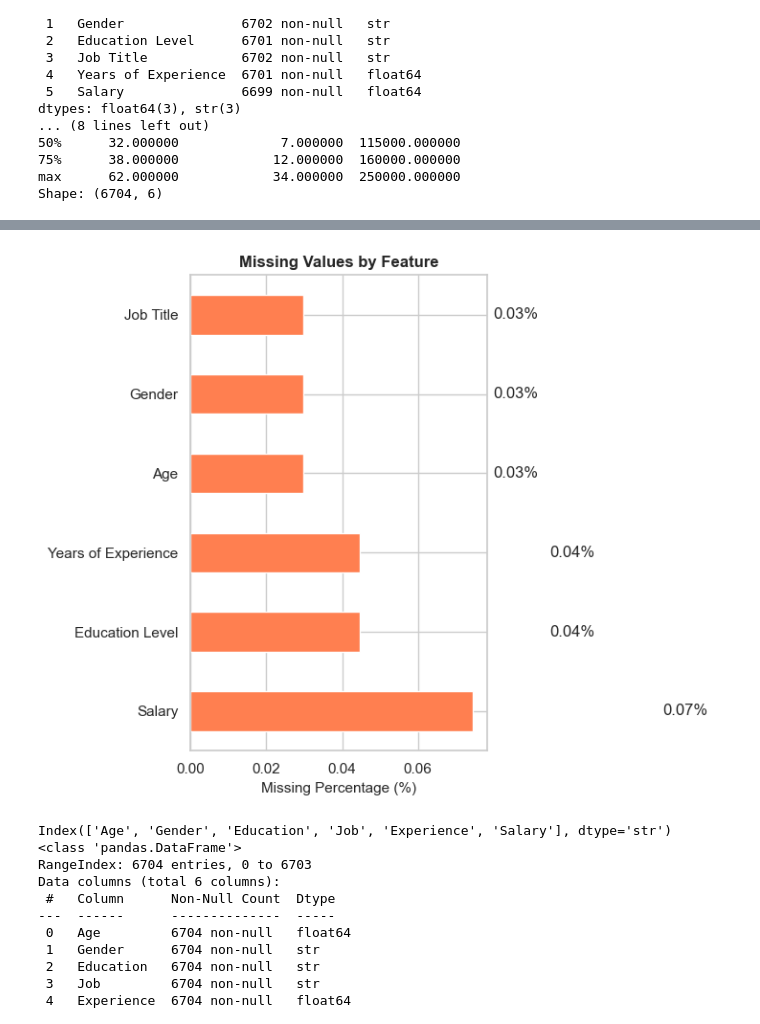
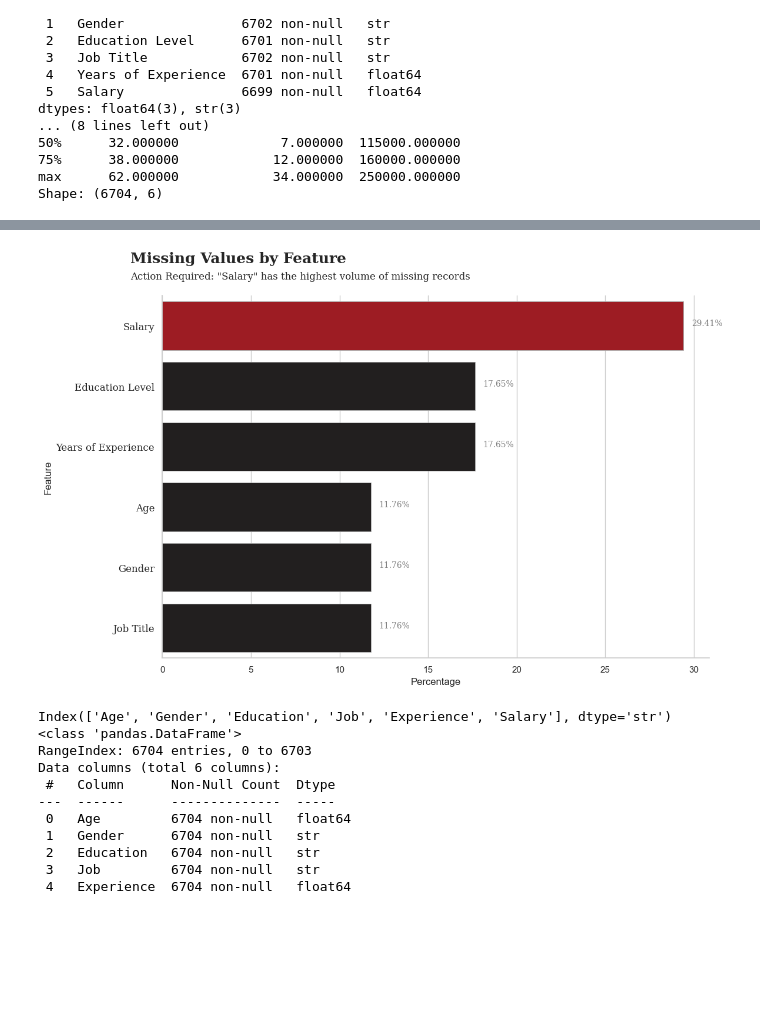
Before and after one commit to AsharArmoghan/Salary_Prediction_model, a Jupyter notebook: salary_prediction_model.ipynb, the cells around one changed output, grey strips where cells are left out. Drawn from its saved outputs; the diff is of its cells as text; code cells hidden in the pictures; blank space fills up the shorter version.

```diff
--- a/salary_prediction_model.ipynb
+++ b/salary_prediction_model.ipynb
@@ -17,13 +17,14 @@ from sklearn.metrics import (
     root_mean_squared_error,
 )
 from sklearn.model_selection import train_test_split
+import warnings
 
+warnings.filterwarnings('ignore')
 filePath = "Salary_Data.csv"
 
 df = kagglehub.dataset_load(
     KaggleDatasetAdapter.PANDAS, "mohithsairamreddy/salary-data", filePath
 )
-sns.set_style("whitegrid")
 print(df.info())
 print(df.describe())
 print(f"Shape: {df.shape}")
@@ -47,27 +48,71 @@ max      62.000000            34.000000  250000.000000
 Shape: (6704, 6)
 # %%
 # Missing Value Analysis
-print("MISSING VALUE ANALYSIS")
-print("=" * 40)
+# print("MISSING VALUE ANALYSIS")
+# print("=" * 40)
 missing_data = pd.DataFrame(
     {
         'Feature': df.columns,
         'Missing_Count': df.isnull().sum(),
-        'Missing_Percentage': (df.isnull().sum() / len(df) * 100).round(2),
+        'Percentage': (df.isnull().sum() / df.isnull().sum().sum() * 100).round(2),
         'Data_Type': df.dtypes,
     }
 )
-print(missing_data)
-print(f"\nTotal missing values: {df.isnull().sum().sum()}")
+# print(missing_data)
+# print(f"\nTotal missing values: {df.isnull().sum().sum()}")
 
 # Visualize missing values
-fig, ax = plt.subplots(figsize=(10, 6))
-missing_pct = (df.isnull().sum() / len(df) * 100).sort_values(ascending=False)
-missing_pct[missing_pct > 0].plot(kind='barh', ax=ax, color='coral')
-ax.set_xlabel('Missing Percentage (%)', fontsize=11)
-ax.set_title('Missing Values by Feature', fontsize=12, fontweight='bold')
-for i, v in enumerate(missing_pct[missing_pct > 0]):
-    ax.text(v + 0.05, i, f'{v:.2f}%', va='center')
-plt.tight_layout()
+# missing_pct = (df.isnull().sum() / len(df) * 100).sort_values(ascending=False)
+missing_data = missing_data[missing_data['Missing_Count'] > 0].sort_values(
+    by='Percentage', ascending=False
+)
+
+color_map = ['#221f1f' for _ in range(len(missing_data))]
+if len(color_map) > 0:
+    color_map[0] = '#b20710'
+fig, ax = plt.subplots(figsize=(12, 8))
+sns.barplot(
+    data=missing_data,
+    x='Percentage',
+    y='Feature',
+    ax=ax,
+    palette=color_map,
+    hue='Feature',
+    edgecolor='darkgray',
+    linewidth=0.6,
+)
+for i, val in enumerate(missing_data.Percentage):
+    ax.annotate(
+        f'{val:.2f}%',
+        xy=(val + 0.45, i),
+        fontweight='light',
+        fontfamily='serif',
+        color='gray',
+        fontsize=10,
+    )
+ax.set_yticks(missing_data['Feature'])
+ax.set_yticklabels(missing_data['Feature'], fontfamily='serif', fontsize=12)
+# ax.set_xlabel('Missing Percentage (%)', fontsize=11, fontfamily='serif')
+fig.text(
+    0.08,
+    0.95,
+    'Missing Values by Feature',
+    fontsize=18,
+    fontweight='bold',
+    fontfamily='serif',
+)
+worst_column = missing_data['Feature'].iloc[0] if not missing_data.empty else "None"
+fig.text(
+    0.08,
+    0.915,
+    f'Action Required: "{worst_column}" has the highest volume of missing records',
+    fontsize=12,
+    fontweight='light',
+    fontfamily='serif',
+)
+for s in ['top', 'right']:
+    ax.spines[s].set_visible(False)
+
+
 plt.show()
 # %% [output]
@@ -93,4 +119,4 @@ Total missing values: 17
-[figure, old version]
+[figure, new version]
 # %%
 # Redefining column names
 df.rename(
```
Also changed, not shown: parts of 11 cells of this notebook.
